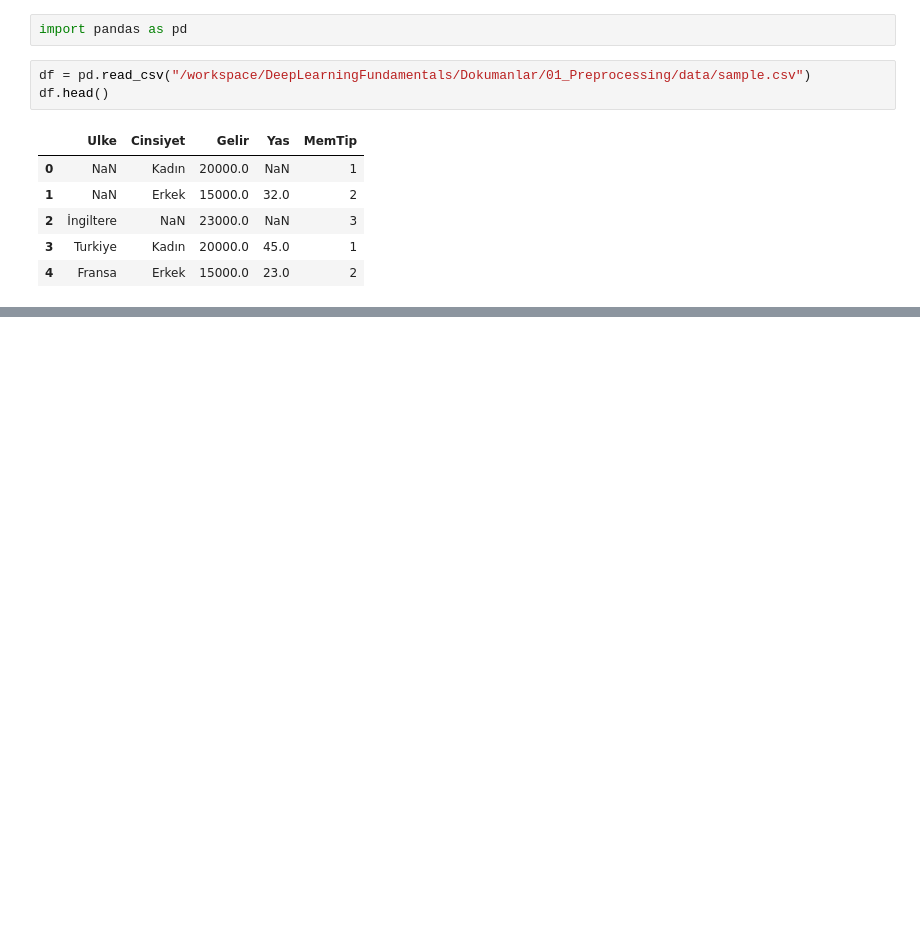
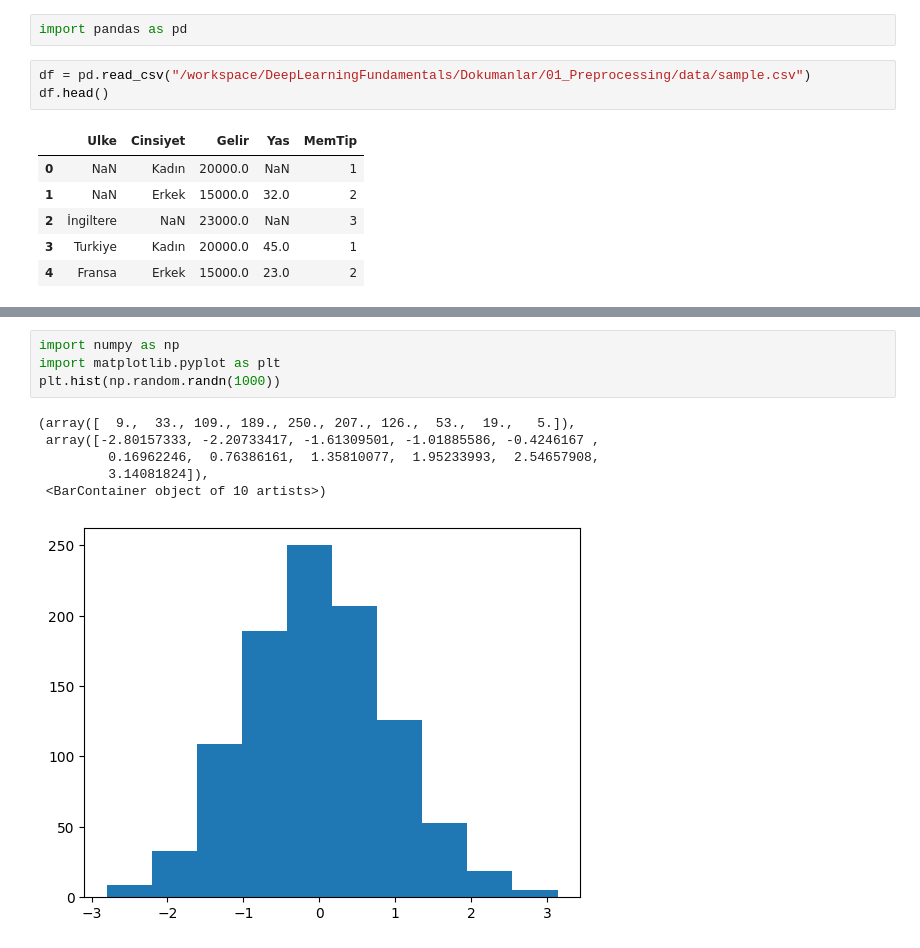
Before and after one commit to ibrahimediz/DeepLearningFundamentals, a Jupyter notebook: Egzersiz/Kubra/01_03_MissingData.ipynb, the cells around one changed output, grey strips where cells are left out. Cells and saved outputs as stored; diff of their text form; blank space fills up the shorter version.

```diff
--- a/Egzersiz/Kubra/01_03_MissingData.ipynb
+++ b/Egzersiz/Kubra/01_03_MissingData.ipynb
@@ -12,0 +22,11 @@ df.head()
+# %%
+import numpy as np
+import matplotlib.pyplot as plt
+plt.hist(np.random.randn(1000))
+# %% [output]
+(array([  9.,  33., 109., 189., 250., 207., 126.,  53.,  19.,   5.]),
+ array([-2.80157333, -2.20733417, -1.61309501, -1.01885586, -0.4246167 ,
+         0.16962246,  0.76386161,  1.35810077,  1.95233993,  2.54657908,
+         3.14081824]),
+ <BarContainer object of 10 artists>)
+[figure, added]
```
Also changed, not shown: parts of 14 cells of this notebook, 17 other files.
